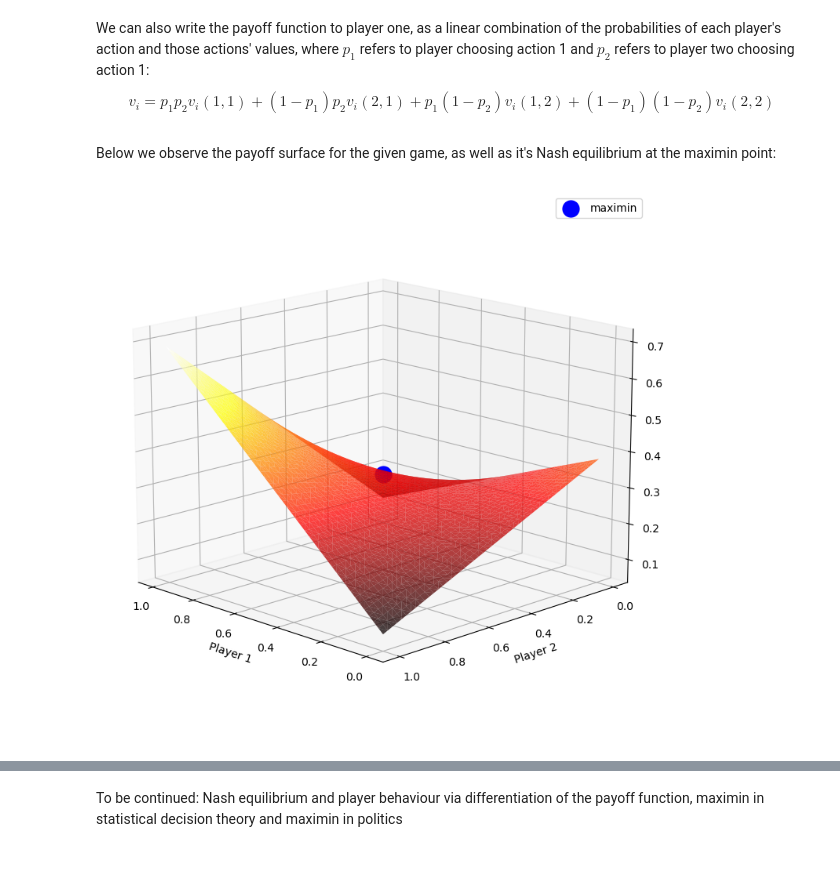
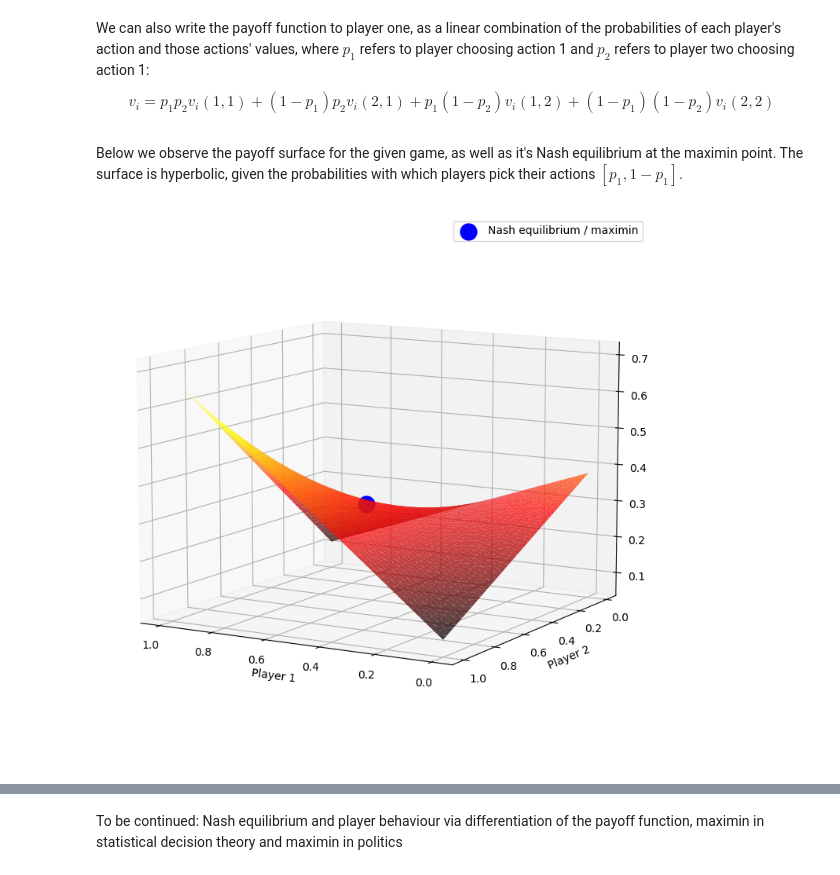
Before and after one commit to christianatanasov/algodisco, a Jupyter notebook: game_theory/maximin.ipynb, the cells around one changed output, grey strips where cells are left out. Saved outputs shown, nothing was run; the diff lists cells and outputs as text; code cells hidden in the pictures.

Commit message:
Maximin v2

```diff
--- a/game_theory/maximin.ipynb
+++ b/game_theory/maximin.ipynb
@@ -71,23 +72,26 @@ np.dot(d_p1, g.values), np.dot(d_p2, g.values.T)
 We can also write the payoff function to player one, as a linear combination of the probabilities of each player's action and those actions' values, where $p_1$ refers to player choosing action 1 and $p_2$ refers to player two choosing action 1:
 $$v_i = p_1p_2v_i(1,1) + (1-p_1)p_2v_i(2,1) + p_1(1-p_2)v_i(1,2) + (1-p_1)(1-p_2)v_i(2,2)$$
 # %%
-v_1 = []
-for p1 in np.linspace(0, 1, 50):
-    for p2 in np.linspace(0, 1, 50):
-        v_1.append([p1, p2, np.dot(np.array([1 - p2, p2]), np.dot(np.array([1 - p1, p1]), g))])
-v_1 = pd.DataFrame(v_1, columns=['p1', 'p2', 'v_1'])
+def create_payoff_surface(g):
+    v_1 = []
+    for p1 in np.linspace(0, 1, 50):
+        for p2 in np.linspace(0, 1, 50):
+            v_1.append([p1, p2, np.dot(np.array([1 - p2, p2]), np.dot(np.array([1 - p1, p1]), g))])
+    v_1 = pd.DataFrame(v_1, columns=['p1', 'p2', 'v_1'])
+    return v_1
+v_1 = create_payoff_surface(g)
 # %% [markdown]
-Below we observe the payoff surface for the given game, as well as it's Nash equilibrium at the maximin point:
+Below we observe the payoff surface for the given game, as well as it's Nash equilibrium at the maximin point. The surface is hyperbolic, given the probabilities with which players pick their actions $[p_1, 1-p_1]$.
 # %%
 fig = plt.figure(figsize =(14, 9))
 ax = plt.axes(projection ='3d')
 
 ax.plot_trisurf(v_1['p1'], v_1['p2'], v_1['v_1'], cmap='hot', alpha=0.75)
-ax.scatter([d_p1[0]], [d_p1[1]], [np.dot(d_p1, g.values)[0]], s=225, color='blue', label='maximin')
-ax.view_init(15, 135)
+ax.scatter([d_p1[0]], [d_p1[1]], [np.dot(d_p1, g.values)[0]], s=225, color='blue', label='Nash equilibrium / maximin')
+ax.view_init(10, 120)
 ax.set_xlabel('Player 1')
 ax.set_ylabel('Player 2')
 plt.legend()
 plt.show()
 # %% [output]
-[figure, old version]
+[figure, new version]
```
Also changed, not shown: parts of 5 cells of this notebook.
